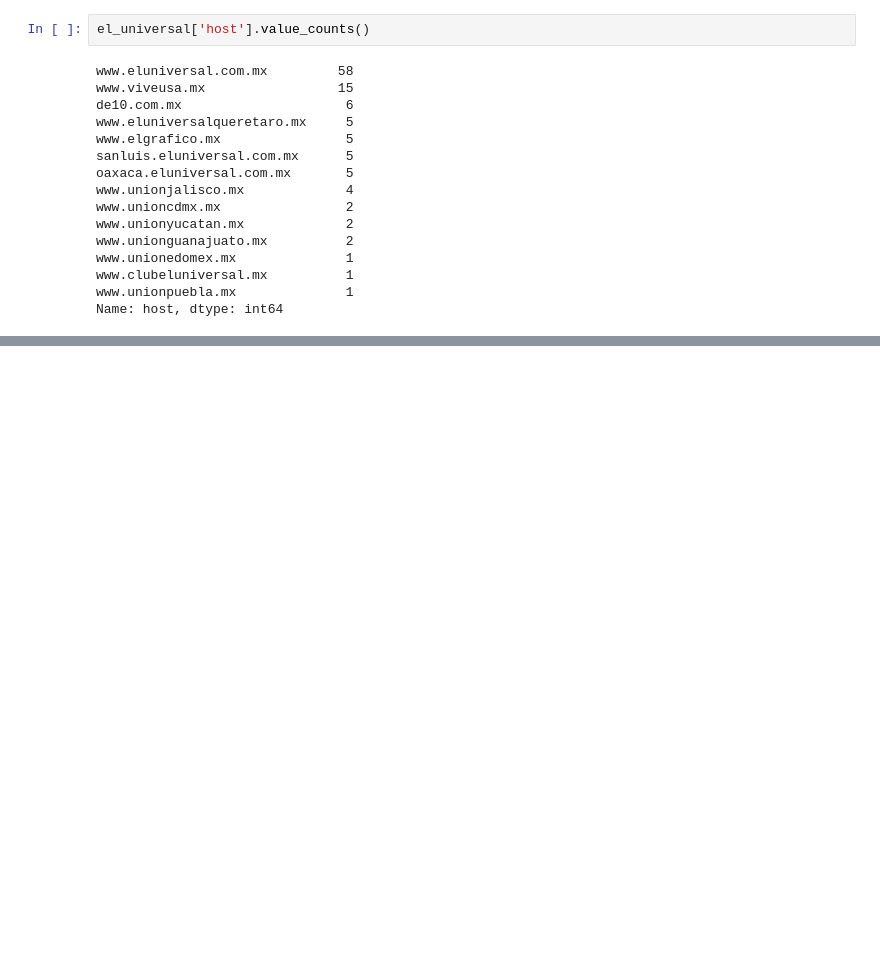
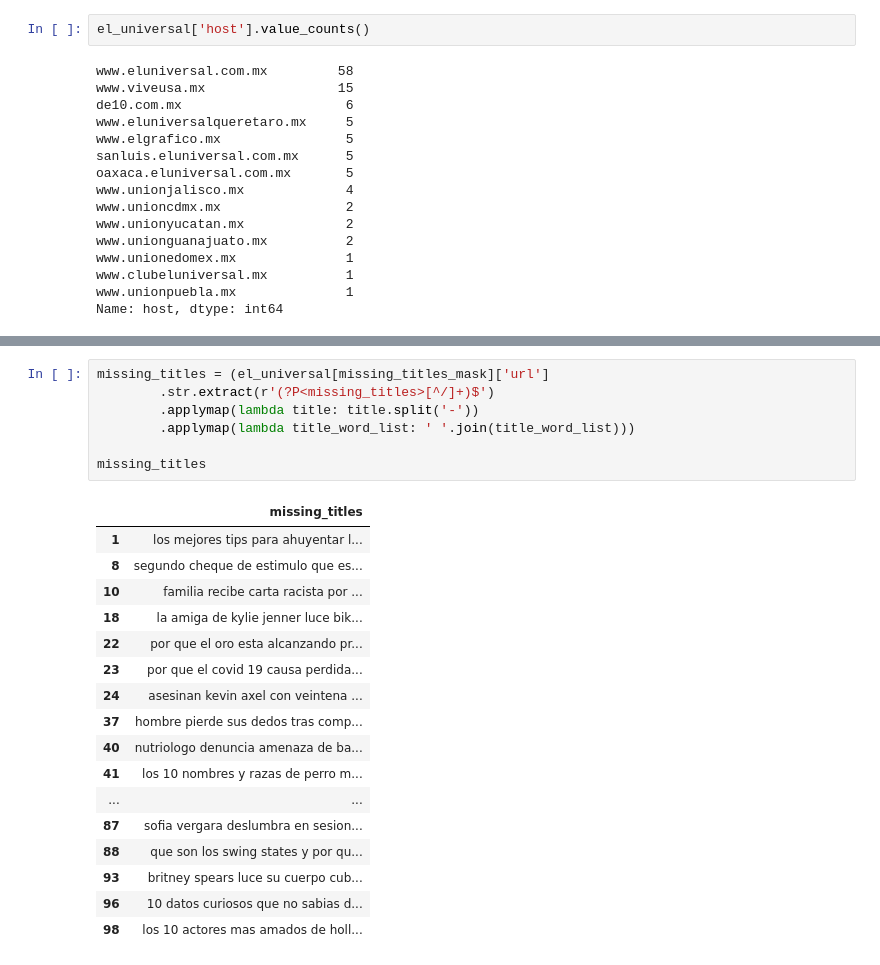
Before and after one commit to FernandoTorresL/Curso_Ing_Datos_Python, a Jupyter notebook: Platzi data live.ipynb, the cells around one changed output, grey strips where cells are left out. Cells and saved outputs as stored; diff of their text form; blank space fills up the shorter version.

```diff
--- a/Platzi data live.ipynb
+++ b/Platzi data live.ipynb
@@ -384,0 +467,25 @@ Name: host, dtype: int64
+# %%
+missing_titles = (el_universal[missing_titles_mask]['url']
+        .str.extract(r'(?P<missing_titles>[^/]+)$')
+        .applymap(lambda title: title.split('-'))
+        .applymap(lambda title_word_list: ' '.join(title_word_list)))
+
+missing_titles
+# %% [output]
+|  | missing_titles |
+| 1 | los mejores tips para ahuyentar l... |
+| 8 | segundo cheque de estimulo que es... |
+| 10 | familia recibe carta racista por ... |
+| 18 | la amiga de kylie jenner luce bik... |
+| 22 | por que el oro esta alcanzando pr... |
+| 23 | por que el covid 19 causa perdida... |
+| 24 | asesinan kevin axel con veintena ... |
+| 37 | hombre pierde sus dedos tras comp... |
+| 40 | nutriologo denuncia amenaza de ba... |
+| 41 | los 10 nombres y razas de perro m... |
+| ... | ... |
+| 87 | sofia vergara deslumbra en sesion... |
+| 88 | que son los swing states y por qu... |
+| 93 | britney spears luce su cuerpo cub... |
+| 96 | 10 datos curiosos que no sabias d... |
+| 98 | los 10 actores mas amados de holl... |
```
Also changed, not shown: parts of 6 cells of this notebook.
